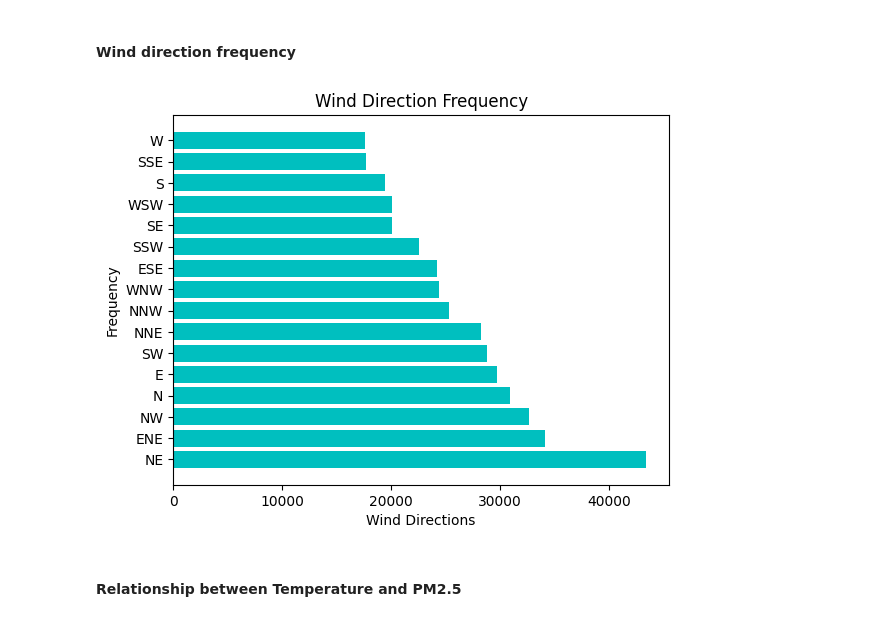
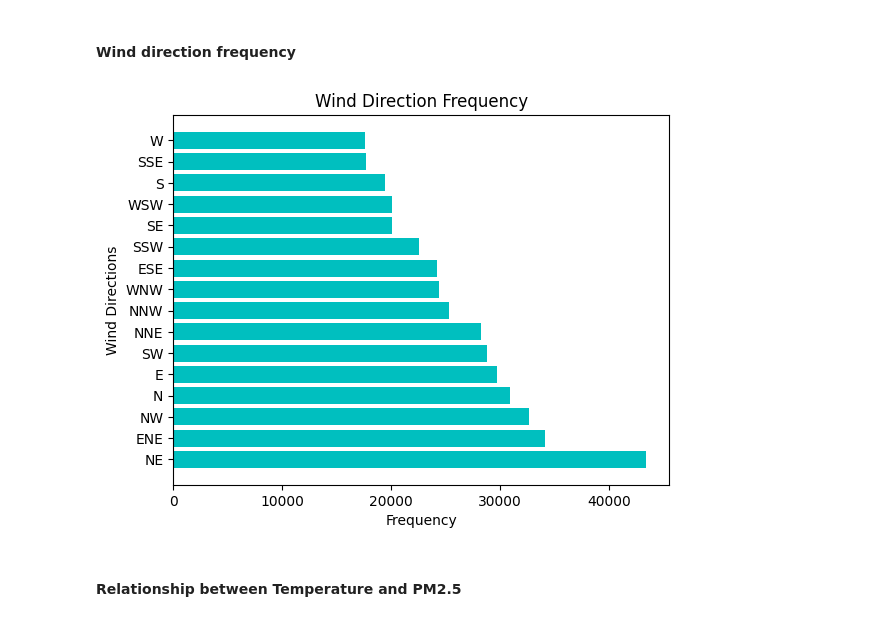
Before and after one commit to yatin-ys/Beijing-Air-Quality, a Jupyter notebook: 2. Exploratory Data Analysis and Data Visualization.ipynb, the cells around one changed output. Saved outputs shown, nothing was run; the diff lists cells and outputs as text; code cells hidden in the pictures.

```diff
--- a/2. Exploratory Data Analysis and Data Visualization.ipynb
+++ b/2. Exploratory Data Analysis and Data Visualization.ipynb
@@ -57,12 +57,12 @@ df.drop(['Year','Month','Day','Hour','dateInt'], axis=1).describe()
 # %%
 plt.figure()
 plt.barh(df['WinDir'].value_counts().index, df['WinDir'].value_counts(), color='c')
-plt.xlabel('Wind Directions')
-plt.ylabel('Frequency')
+plt.xlabel('Frequency')
+plt.ylabel('Wind Directions')
 plt.title('Wind Direction Frequency')
 plt.show()
 # %% [output]
-[figure, old version]
+[figure, new version]
 # %% [markdown]
 #### Relationship between Temperature and PM2.5
 # %%
```
Also changed, not shown: 1 other file.
